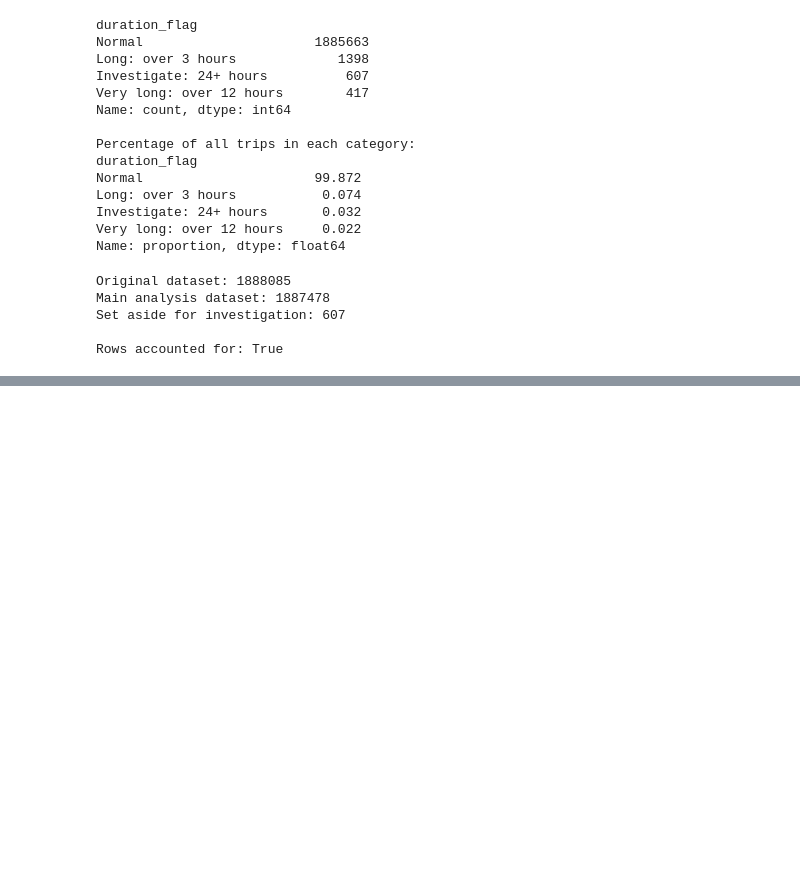
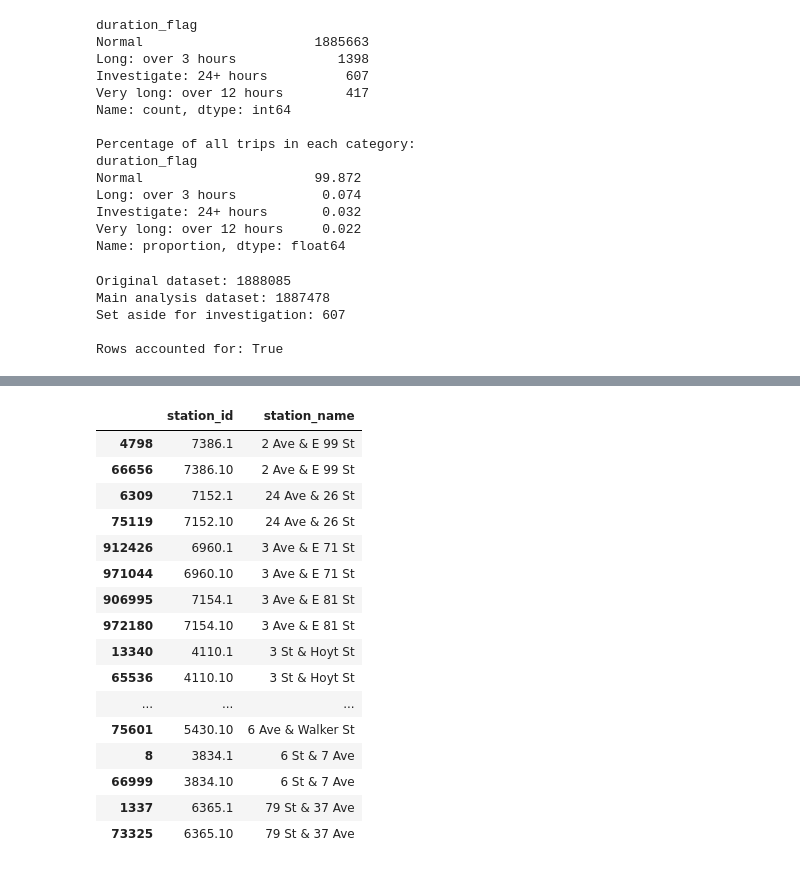
Before and after one commit to Gaurav7877/nyc-bike-intelligence, a Jupyter notebook: notebooks/02_inspect_raw_data.ipynb, the cells around one changed output, grey strips where cells are left out. Saved outputs shown, nothing was run; the diff lists cells and outputs as text; code cells hidden in the pictures; blank space fills up the shorter version.

```diff
--- a/notebooks/02_inspect_raw_data.ipynb
+++ b/notebooks/02_inspect_raw_data.ipynb
@@ -517,0 +707,18 @@ Rows accounted for: True
+# %%
+# Count unique station IDs associated with each station name
+ids_per_name = (
+    stations.groupby("station_name")["station_id"]
+    .nunique()
+    .sort_values(ascending=False)
+)
+
+print(
+    "Station names associated with multiple IDs:",
+    (ids_per_name > 1).sum()
+)
+
+print("\nMaximum IDs associated with one station name:")
+print(ids_per_name.max())
+
+print("\nExamples:")
+display(ids_per_name[ids_per_name > 1].head(15))
@@ -517,0 +749,31 @@ Rows accounted for: True
+# %%
+# Select station names associated with multiple IDs
+duplicate_names = ids_per_name[ids_per_name > 1].index
+
+# Show the corresponding station IDs
+station_id_pairs = (
+    stations[
+        stations["station_name"].isin(duplicate_names)
+    ]
+    .sort_values(["station_name", "station_id"])
+)
+
+display(station_id_pairs.head(30))
+# %% [output]
+|  | station_id | station_name |
+| 4798 | 7386.1 | 2 Ave & E 99 St |
+| 66656 | 7386.10 | 2 Ave & E 99 St |
+| 6309 | 7152.1 | 24 Ave & 26 St |
+| 75119 | 7152.10 | 24 Ave & 26 St |
+| 912426 | 6960.1 | 3 Ave & E 71 St |
+| 971044 | 6960.10 | 3 Ave & E 71 St |
+| 906995 | 7154.1 | 3 Ave & E 81 St |
+| 972180 | 7154.10 | 3 Ave & E 81 St |
+| 13340 | 4110.1 | 3 St & Hoyt St |
+| 65536 | 4110.10 | 3 St & Hoyt St |
+| ... | ... | ... |
+| 75601 | 5430.10 | 6 Ave & Walker St |
+| 8 | 3834.1 | 6 St & 7 Ave |
+| 66999 | 3834.10 | 6 St & 7 Ave |
+| 1337 | 6365.1 | 79 St & 37 Ave |
+| 73325 | 6365.10 | 79 St & 37 Ave |
```
Also changed, not shown: parts of 17 cells of this notebook.
